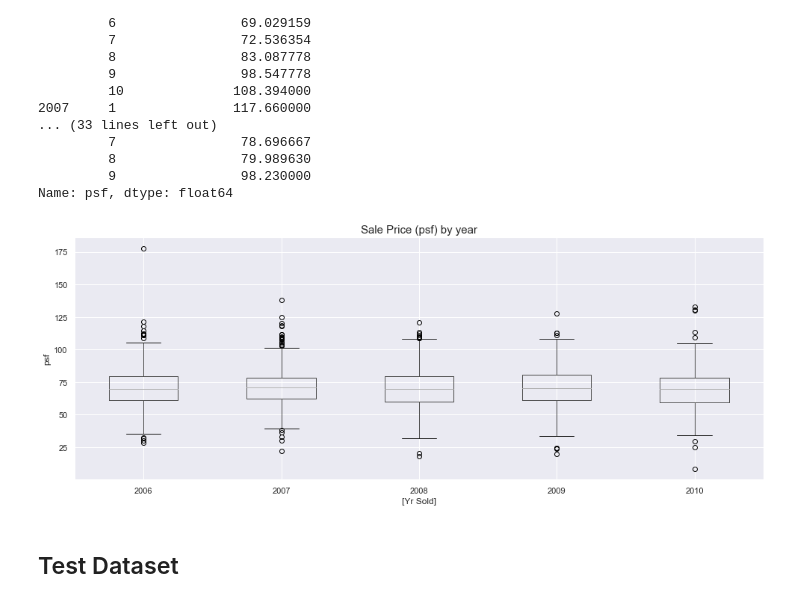
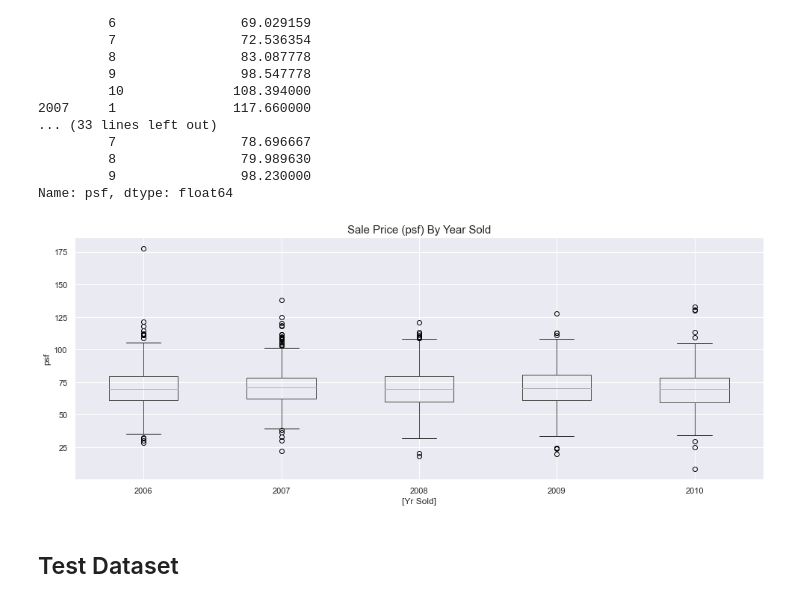
Before and after one commit to randyneo17/GA_DSI14_Projects, a Jupyter notebook: Project_2/Project_2_final.ipynb, the cells around one changed output. Saved outputs shown, nothing was run; the diff lists cells and outputs as text; code cells hidden in the pictures.

```diff
--- a/Project_2/Project_2_final.ipynb
+++ b/Project_2/Project_2_final.ipynb
@@ -859,12 +859,12 @@ Yr Sold  Overall Qual
 Name: psf, dtype: float64
 # %%
 df_by_year.boxplot(column=['psf'], by=['Yr Sold'],figsize=(16, 6));
-title_boxplot = 'Sale Price (psf) by year'
+title_boxplot = 'Sale Price (psf) By Year Sold'
 plt.title( title_boxplot ,fontsize=15)
 plt.suptitle('');
 plt.ylabel('psf');
 # %% [output]
-[figure, old version]
+[figure, new version]
 # %% [markdown]
 ## Test Dataset
 # %%
```
Also changed, not shown: parts of 27 cells of this notebook.
